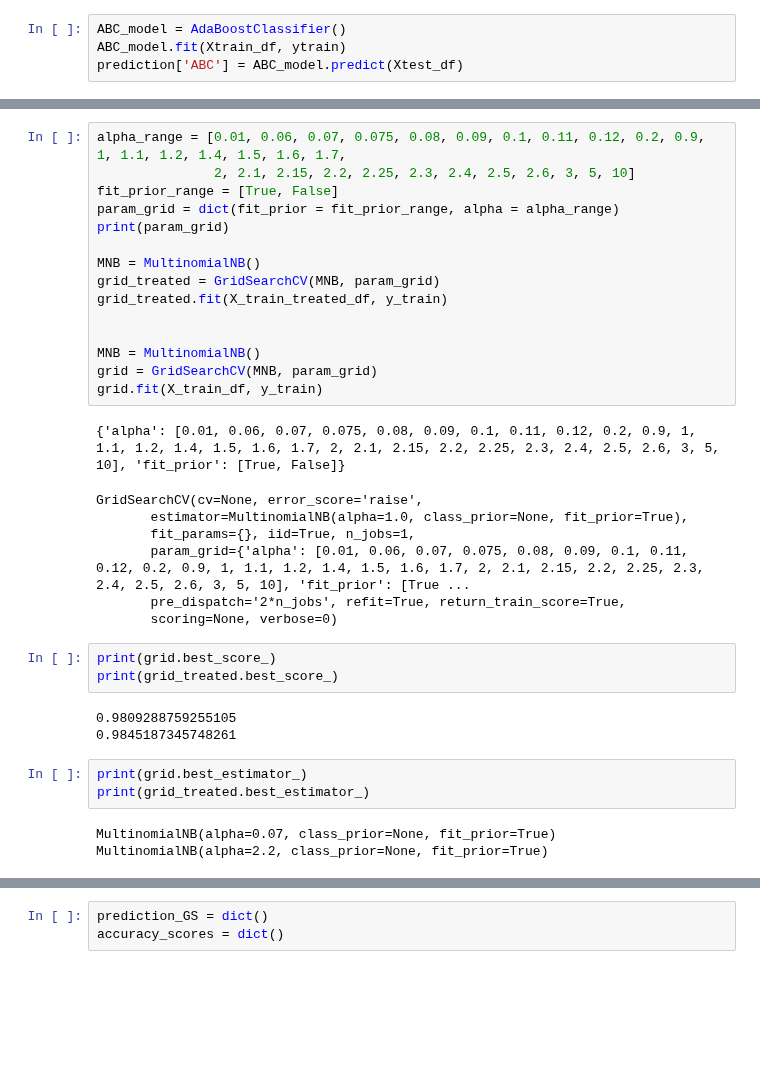
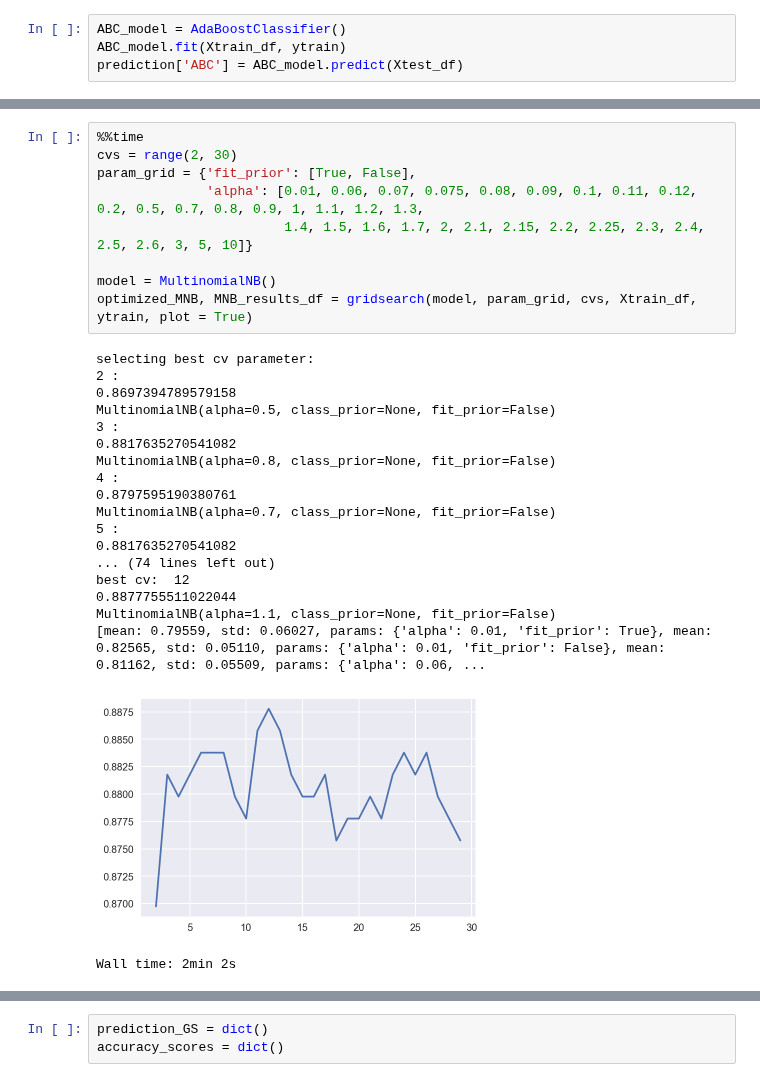
Before and after one commit to a35931chi/AI-Paralegal, a Jupyter notebook: Docket Text Classification Modeling - Building Model (NLP and Supervised Classification) - v6.ipynb, the cells around one changed output, grey strips where cells are left out. Saved outputs shown, nothing was run; the diff lists cells and outputs as text; blank space fills up the shorter version.

```diff
--- a/Docket Text Classification Modeling - Building Model (NLP and Supervised Classification) - v6.ipynb
+++ b/Docket Text Classification Modeling - Building Model (NLP and Supervised Classification) - v6.ipynb
@@ -255,35 +311,29 @@ lets see how much we can improve each modeling algo
 # %%
-alpha_range = [0.01, 0.06, 0.07, 0.075, 0.08, 0.09, 0.1, 0.11, 0.12, 0.2, 0.9, 1, 1.1, 1.2, 1.4, 1.5, 1.6, 1.7,
-               2, 2.1, 2.15, 2.2, 2.25, 2.3, 2.4, 2.5, 2.6, 3, 5, 10]
-fit_prior_range = [True, False]
-param_grid = dict(fit_prior = fit_prior_range, alpha = alpha_range)
-print(param_grid)
+%%time
+cvs = range(2, 30)
+param_grid = {'fit_prior': [True, False],
+              'alpha': [0.01, 0.06, 0.07, 0.075, 0.08, 0.09, 0.1, 0.11, 0.12, 0.2, 0.5, 0.7, 0.8, 0.9, 1, 1.1, 1.2, 1.3,
+                        1.4, 1.5, 1.6, 1.7, 2, 2.1, 2.15, 2.2, 2.25, 2.3, 2.4, 2.5, 2.6, 3, 5, 10]}
 
-MNB = MultinomialNB()
-grid_treated = GridSearchCV(MNB, param_grid)
-grid_treated.fit(X_train_treated_df, y_train)
-
-
-MNB = MultinomialNB()
-grid = GridSearchCV(MNB, param_grid)
-grid.fit(X_train_df, y_train)
+model = MultinomialNB()
+optimized_MNB, MNB_results_df = gridsearch(model, param_grid, cvs, Xtrain_df, ytrain, plot = True)
 # %% [output]
-{'alpha': [0.01, 0.06, 0.07, 0.075, 0.08, 0.09, 0.1, 0.11, 0.12, 0.2, 0.9, 1, 1.1, 1.2, 1.4, 1.5, 1.6, 1.7, 2, 2.1, 2.15, 2.2, 2.25, 2.3, 2.4, 2.5, 2.6, 3, 5, 10], 'fit_prior': [True, False]}
+selecting best cv parameter:
+2 :
+0.8697394789579158
+MultinomialNB(alpha=0.5, class_prior=None, fit_prior=False)
+3 :
+0.8817635270541082
+MultinomialNB(alpha=0.8, class_prior=None, fit_prior=False)
+4 :
+0.8797595190380761
+MultinomialNB(alpha=0.7, class_prior=None, fit_prior=False)
+5 :
+0.8817635270541082
+... (74 lines left out)
+best cv:  12
+0.8877755511022044
+MultinomialNB(alpha=1.1, class_prior=None, fit_prior=False)
+[mean: 0.79559, std: 0.06027, params: {'alpha': 0.01, 'fit_prior': True}, mean: 0.82565, std: 0.05110, params: {'alpha': 0.01, 'fit_prior': False}, mean: 0.81162, std: 0.05509, params: {'alpha': 0.06, ...
+[figure, added]
-GridSearchCV(cv=None, error_score='raise',
-       estimator=MultinomialNB(alpha=1.0, class_prior=None, fit_prior=True),
-       fit_params={}, iid=True, n_jobs=1,
-       param_grid={'alpha': [0.01, 0.06, 0.07, 0.075, 0.08, 0.09, 0.1, 0.11, 0.12, 0.2, 0.9, 1, 1.1, 1.2, 1.4, 1.5, 1.6, 1.7, 2, 2.1, 2.15, 2.2, 2.25, 2.3, 2.4, 2.5, 2.6, 3, 5, 10], 'fit_prior': [True ...
-       pre_dispatch='2*n_jobs', refit=True, return_train_score=True,
-       scoring=None, verbose=0)
+Wall time: 2min 2s
-# %%
-print(grid.best_score_)
-print(grid_treated.best_score_)
-# %% [output]
-0.9809288759255105
-0.9845187345748261
-# %%
-print(grid.best_estimator_)
-print(grid_treated.best_estimator_)
-# %% [output]
-MultinomialNB(alpha=0.07, class_prior=None, fit_prior=True)
-MultinomialNB(alpha=2.2, class_prior=None, fit_prior=True)
```
Also changed, not shown: parts of 38 cells of this notebook, 1 other file.
